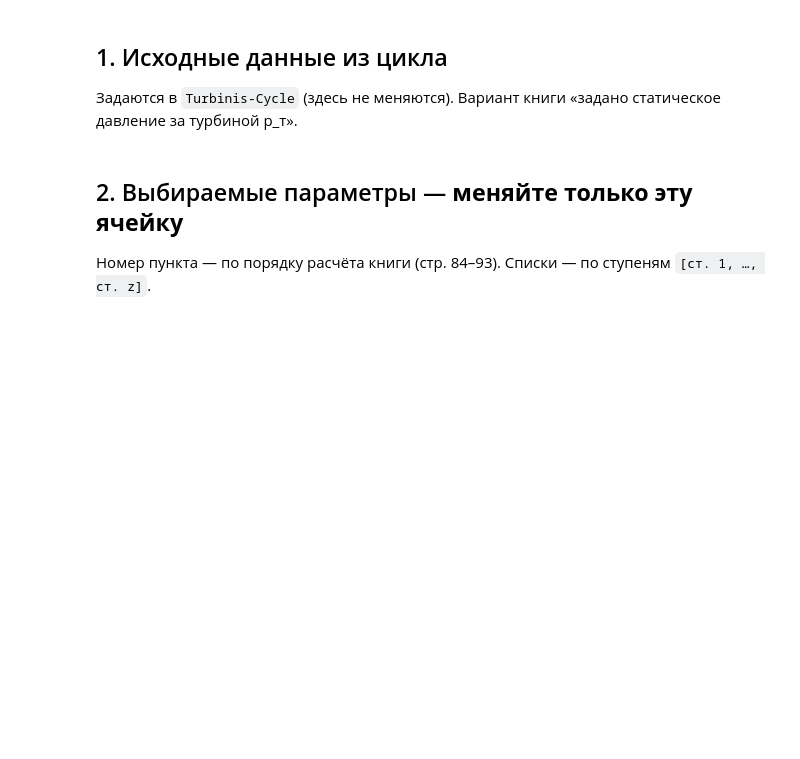
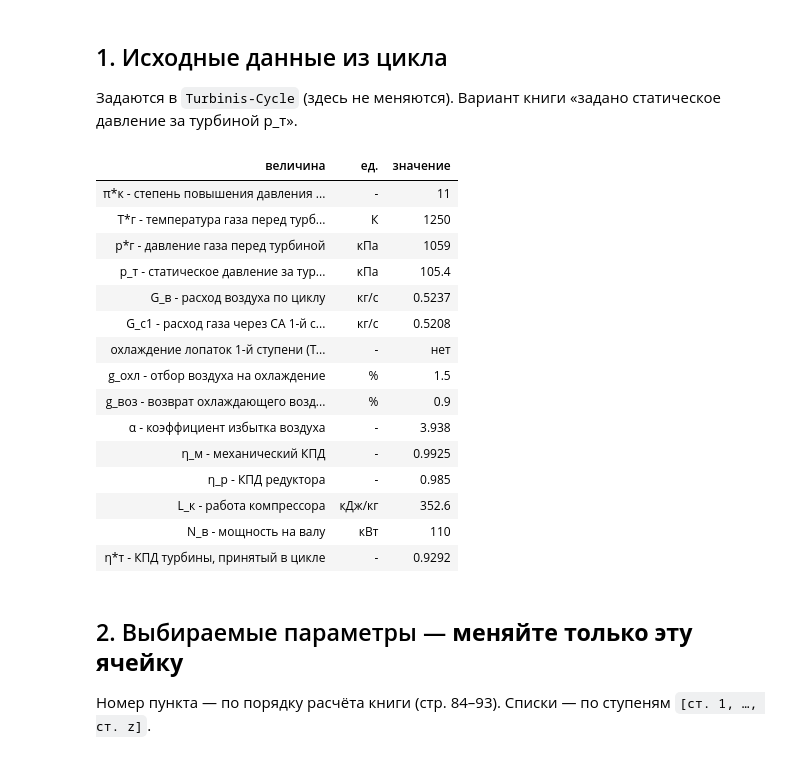
Before and after one commit to mikiway902/Turbinis-Curs, a Jupyter notebook: Turbinis-Calc/Main_Turbinis_Calc_Book.ipynb, the cells around one changed output. Drawn from its saved outputs; the diff is of its cells as text; code cells hidden in the pictures; blank space fills up the shorter version.

```diff
--- a/Turbinis-Calc/Main_Turbinis_Calc_Book.ipynb
+++ b/Turbinis-Calc/Main_Turbinis_Calc_Book.ipynb
@@ -49,37 +47,56 @@ p_г_полн = Ц["σ_г"] * Ц["σ_вх"] * Ц["p_а_полн"] * π_к  # p*
 p_т = Ц["π_с"] * Ц["p_а"]  # p_т - статическое давление за турбиной, Па
 G_в = float(Ц["G_в_выб"])  # расход воздуха (первое приближение), кг/с
 g_т = float(р["g_т"])  # G_т/G_в = (1 + g_m)(1 - g_ут - g_охл)
-g_охл = float(Ц["g_охл"])  # отбор на охлаждение дисков и корпуса
+охлаждение_лопаток = bool(Ц["охлаждение_лопаток"])  # в цикле: T*г > 1250 К -> лопатки 1-й ступени охлаждаются
+g_охл = float(Ц["g_охл"])  # отбор на охлаждение (лопатки при T*г > 1250 К, иначе диски и корпус)
 g_воз = float(Ц["g_воз"])  # часть охлаждающего воздуха, возвращаемая в проточную часть за 1-й ступенью
 G_c1 = G_в * g_т  # расход через СА 1-й ступени, кг/с
 G_л_ост = G_в * (g_т + g_воз)  # расход через ступени 2...z, кг/с
 η_м = float(Ц["η_м_тур"])  # механический КПД (п. 152)
 η_р = float(Ц["η_р"])  # КПД редуктора
 L_к = float(р["L_к"])  # работа компрессора, Дж/кг
 N_зад = float(Ц["N_зад"])  # мощность на валу, Вт
 η_т_полн_цикл = float(р["η_т"])  # η*т, принятый в цикле
 N_т_цикл = G_в * р["L_т"] * (g_т + g_воз) * η_м  # мощность турбины в цикле, Вт
 
 табл_исх = pd.DataFrame(
     [
         ("π*к - степень повышения давления компрессора", "-", π_к),
         ("T*г - температура газа перед турбиной", "К", T_г_полн),
         ("p*г - давление газа перед турбиной", "кПа", p_г_полн / 1e3),
         ("p_т - статическое давление за турбиной", "кПа", p_т / 1e3),
         ("G_в - расход воздуха по циклу", "кг/с", G_в),
         ("G_c1 - расход газа через СА 1-й ступени", "кг/с", G_c1),
-        ("g_охл - отбор на охлаждение дисков и корпуса", "%", g_охл * 100),
+        ("охлаждение лопаток 1-й ступени (T*г > 1250 К)", "-", "да" if охлаждение_лопаток else "нет"),
+        ("g_охл - отбор воздуха на охлаждение", "%", g_охл * 100),
         ("g_воз - возврат охлаждающего воздуха за 1-й ступенью", "%", g_воз * 100),
         ("α - коэффициент избытка воздуха", "-", α_г),
         ("η_м - механический КПД", "-", η_м),
         ("η_р - КПД редуктора", "-", η_р),
         ("L_к - работа компрессора", "кДж/кг", L_к / 1e3),
         ("N_в - мощность на валу", "кВт", N_зад / 1e3),
         ("η*т - КПД турбины, принятый в цикле", "-", η_т_полн_цикл),
     ],
     columns=["величина", "ед.", "значение"],
 )
-табл_исх.style.format({"значение": "{:.4g}"}).hide(axis="index")
+табл_исх.style.format({"значение": lambda v: v if isinstance(v, str) else f"{v:.4g}"}).hide(axis="index")
+# %% [output]
+| величина | ед. | значение |
+| π*к - степень повышения давления ... | - | 11 |
+| T*г - температура газа перед турб... | К | 1250 |
+| p*г - давление газа перед турбиной | кПа | 1059 |
+| p_т - статическое давление за тур... | кПа | 105.4 |
+| G_в - расход воздуха по циклу | кг/с | 0.5237 |
+| G_c1 - расход газа через СА 1-й с... | кг/с | 0.5208 |
+| охлаждение лопаток 1-й ступени (T... | - | нет |
+| g_охл - отбор воздуха на охлаждение | % | 1.5 |
+| g_воз - возврат охлаждающего возд... | % | 0.9 |
+| α - коэффициент избытка воздуха | - | 3.938 |
+| η_м - механический КПД | - | 0.9925 |
+| η_р - КПД редуктора | - | 0.985 |
+| L_к - работа компрессора | кДж/кг | 352.6 |
+| N_в - мощность на валу | кВт | 110 |
+| η*т - КПД турбины, принятый в цикле | - | 0.9292 |
 # %% [markdown]
 ## 2. Выбираемые параметры — **меняйте только эту ячейку**
 Номер пункта — по порядку расчёта книги (стр. 84–93). Списки — по ступеням `[ст. 1, …, ст. z]`.
```
Also changed, not shown: parts of 15 cells of this notebook, 7 other files.
